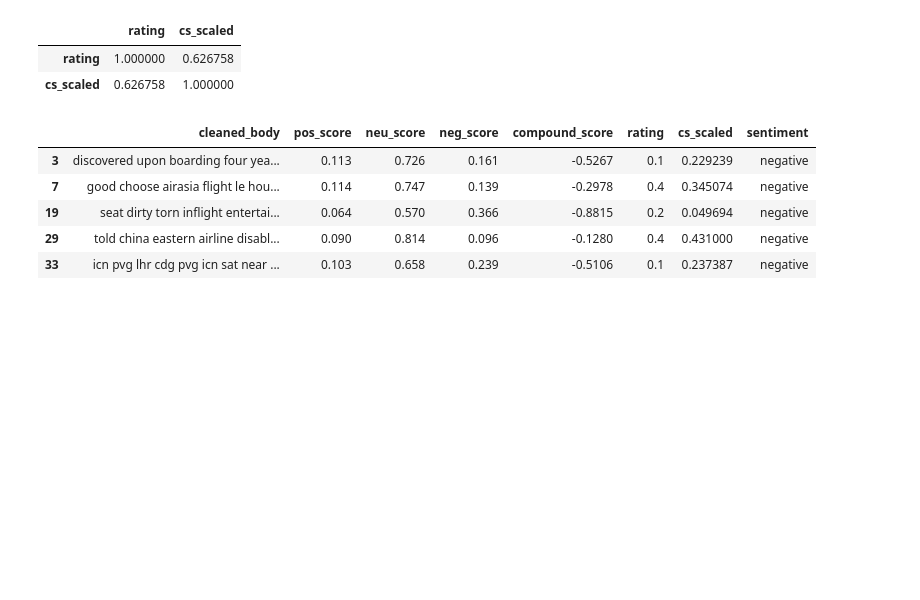
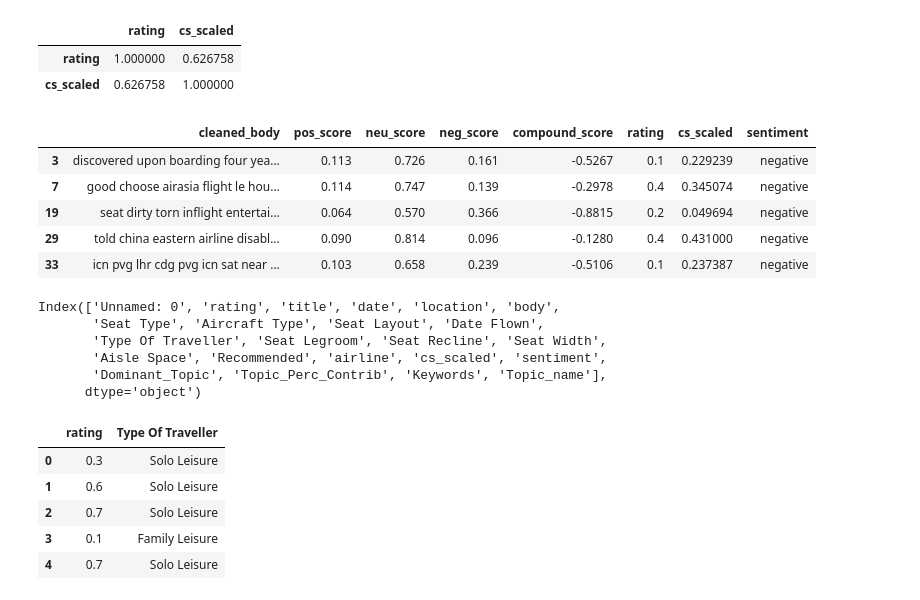
Before and after one commit to tgdn/eleven-hackathon, a Jupyter notebook: sentiment_analysis.ipynb, the cells around one changed output. Saved outputs shown, nothing was run; the diff lists cells and outputs as text; code cells hidden in the pictures; blank space fills up the shorter version.

```diff
--- a/sentiment_analysis.ipynb
+++ b/sentiment_analysis.ipynb
@@ -123,3 +141,23 @@ negative_reviews.head()
 # %%
 # new_cols = [c for c in list(review_df.columns) if c not in list(df.columns)]
 # pd.concat([df, review_df[new_cols]], axis=1).shape
+# %%
+inf = pd.read_csv("~/Downloads/all_info.csv")
+# %%
+inf.columns
+# %% [output]
+Index(['Unnamed: 0', 'rating', 'title', 'date', 'location', 'body',
+       'Seat Type', 'Aircraft Type', 'Seat Layout', 'Date Flown',
+       'Type Of Traveller', 'Seat Legroom', 'Seat Recline', 'Seat Width',
+       'Aisle Space', 'Recommended', 'airline', 'cs_scaled', 'sentiment',
+       'Dominant_Topic', 'Topic_Perc_Contrib', 'Keywords', 'Topic_name'],
+      dtype='object')
+# %%
+inf[["rating","Type Of Traveller"]].head()
+# %% [output]
+|  | rating | Type Of Traveller |
+| 0 | 0.3 | Solo Leisure |
+| 1 | 0.6 | Solo Leisure |
+| 2 | 0.7 | Solo Leisure |
+| 3 | 0.1 | Family Leisure |
+| 4 | 0.7 | Solo Leisure |
```
Also changed, not shown: parts of 6 cells of this notebook, 6 other files.
